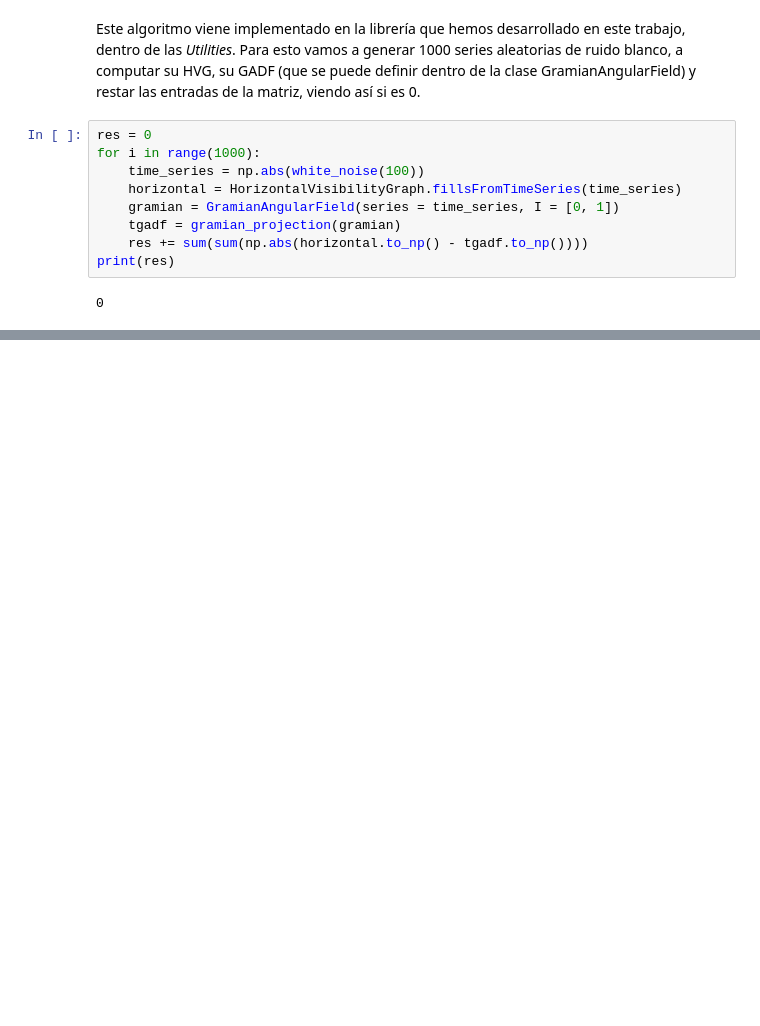
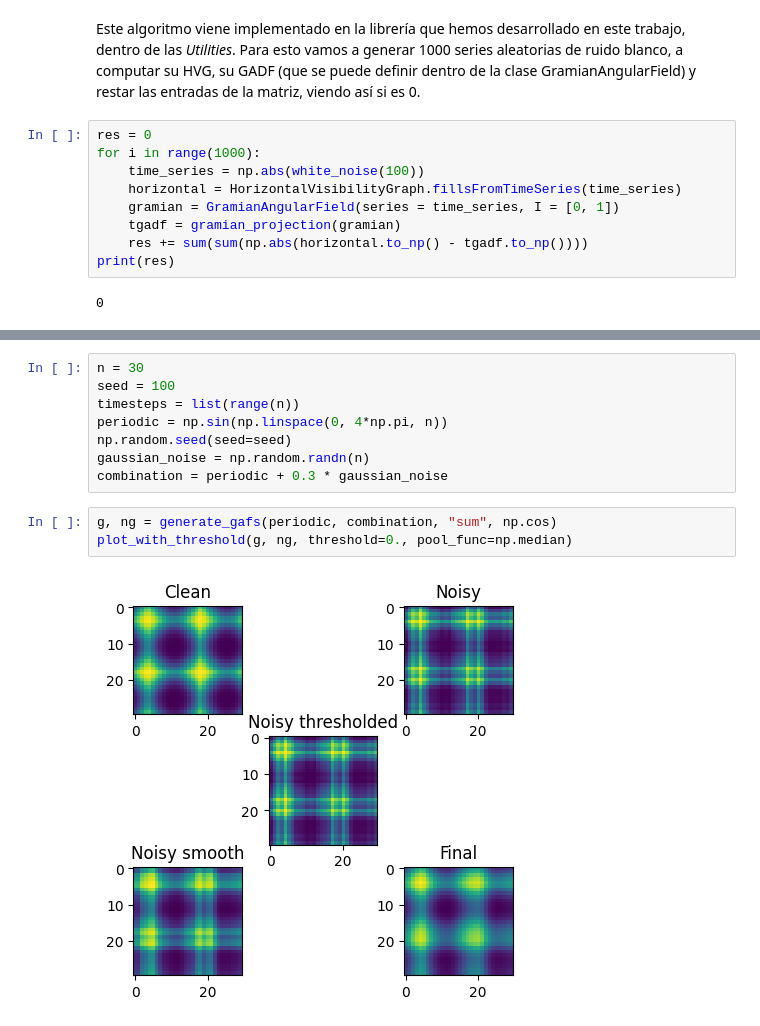
Before and after one commit to cperezln/vg_gaf, a Jupyter notebook: Experimentos (HVG - GAF).ipynb, the cells around one changed output, grey strips where cells are left out. Drawn from its saved outputs; the diff is of its cells as text; blank space fills up the shorter version.

Commit message:
noise reduction

```diff
--- a/Experimentos (HVG - GAF).ipynb
+++ b/Experimentos (HVG - GAF).ipynb
@@ -380,0 +393,13 @@ print(res)
+# %%
+n = 30
+seed = 100
+timesteps = list(range(n))
+periodic = np.sin(np.linspace(0, 4*np.pi, n))
+np.random.seed(seed=seed)
+gaussian_noise = np.random.randn(n)
+combination = periodic + 0.3 * gaussian_noise
+# %%
+g, ng = generate_gafs(periodic, combination, "sum", np.cos)
+plot_with_threshold(g, ng, threshold=0., pool_func=np.median)
+# %% [output]
+[figure, added]
```
Also changed, not shown: parts of 7 cells of this notebook, 2 other files.
